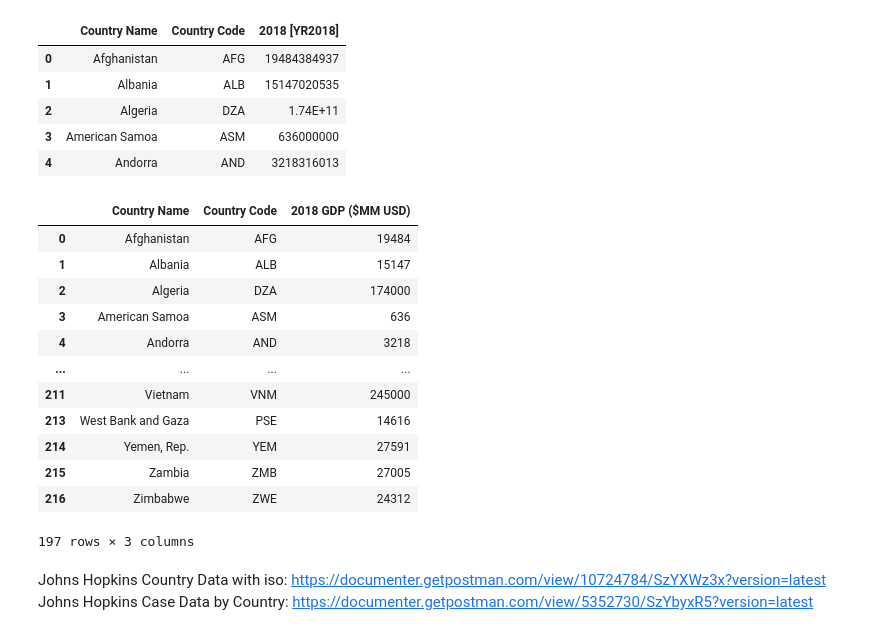
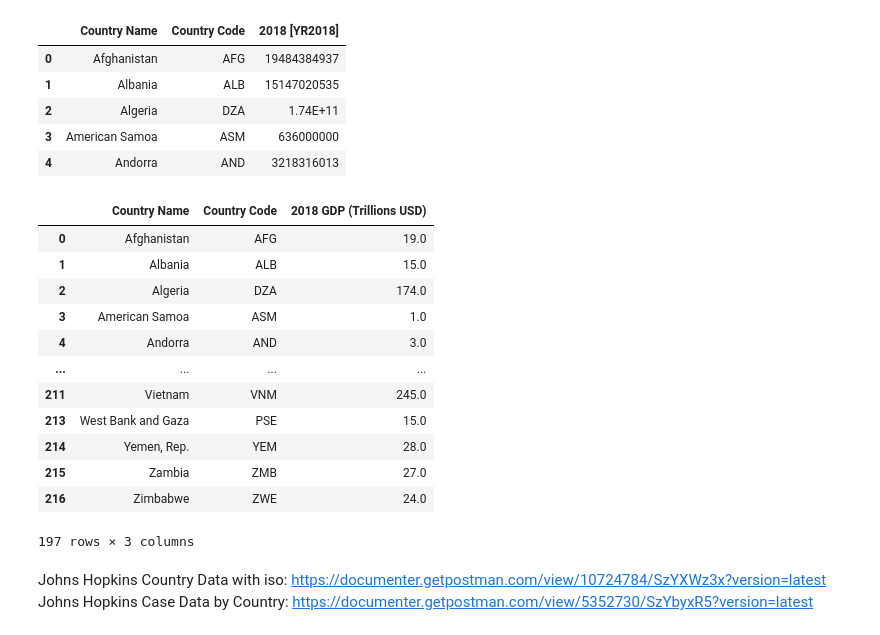
Before and after one commit to mcbien/Project_One, a Jupyter notebook: Project One - Data Cleansing.ipynb, the cells around one changed output. Drawn from its saved outputs; the diff is of its cells as text; code cells hidden in the pictures.

```diff
--- a/Project One - Data Cleansing.ipynb
+++ b/Project One - Data Cleansing.ipynb
@@ -55,27 +55,26 @@ world_bank_df.head()
 # %%
 # dropping rows by index number range. These rows represent aggregations of the country data and are not useful in the analysis
 world_bank_df.drop(world_bank_df.loc[217:263].index, inplace=True)
 world_bank_df.tail(5)
 # convert 2018 GDP to Millions
-world_bank_df["2018 [YR2018]"] = pd.to_numeric(world_bank_df["2018 [YR2018]"])
-world_bank_df["2018 [YR2018]"] = round(world_bank_df["2018 [YR2018]"]/1000000,0)
-world_bank_df["2018 [YR2018]"] = world_bank_df["2018 [YR2018]"].astype(int)
+world_bank_df["2018 [YR2018]"] = world_bank_df["2018 [YR2018]"].astype(float)
+world_bank_df["2018 [YR2018]"] = round(world_bank_df["2018 [YR2018]"]/1000000000,0)
 #Rename 2018 [YR2018] column
-world_bank_df.rename(columns={"2018 [YR2018]": "2018 GDP ($MM USD)"}, inplace=True)
+world_bank_df.rename(columns={"2018 [YR2018]": "2018 GDP (Trillions USD)"}, inplace=True)
 world_bank_df
 # %% [output]
-|  | Country Name | Country Code | 2018 GDP ($MM USD) |
-| 0 | Afghanistan | AFG | 19484 |
-| 1 | Albania | ALB | 15147 |
-| 2 | Algeria | DZA | 174000 |
-| 3 | American Samoa | ASM | 636 |
-| 4 | Andorra | AND | 3218 |
+|  | Country Name | Country Code | 2018 GDP (Trillions USD) |
+| 0 | Afghanistan | AFG | 19.0 |
+| 1 | Albania | ALB | 15.0 |
+| 2 | Algeria | DZA | 174.0 |
+| 3 | American Samoa | ASM | 1.0 |
+| 4 | Andorra | AND | 3.0 |
 | ... | ... | ... | ... |
-| 211 | Vietnam | VNM | 245000 |
-| 213 | West Bank and Gaza | PSE | 14616 |
-| 214 | Yemen, Rep. | YEM | 27591 |
-| 215 | Zambia | ZMB | 27005 |
-| 216 | Zimbabwe | ZWE | 24312 |
+| 211 | Vietnam | VNM | 245.0 |
+| 213 | West Bank and Gaza | PSE | 15.0 |
+| 214 | Yemen, Rep. | YEM | 28.0 |
+| 215 | Zambia | ZMB | 27.0 |
+| 216 | Zimbabwe | ZWE | 24.0 |
 197 rows × 3 columns
 # %% [markdown]
 Johns Hopkins Country Data with iso: https://documenter.getpostman.com/view/10724784/SzYXWz3x?version=latest
```
Also changed, not shown: parts of 12 cells of this notebook, 2 other files.
